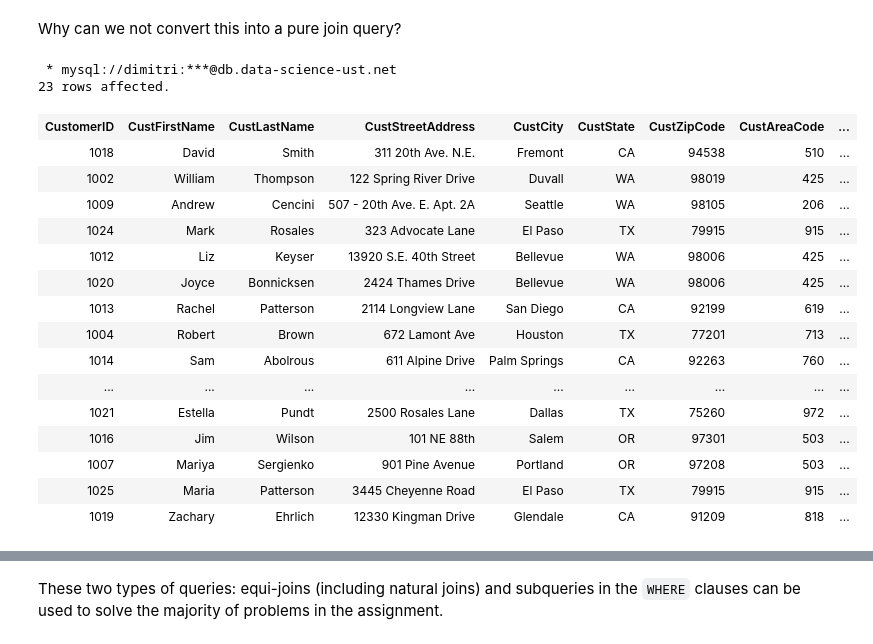
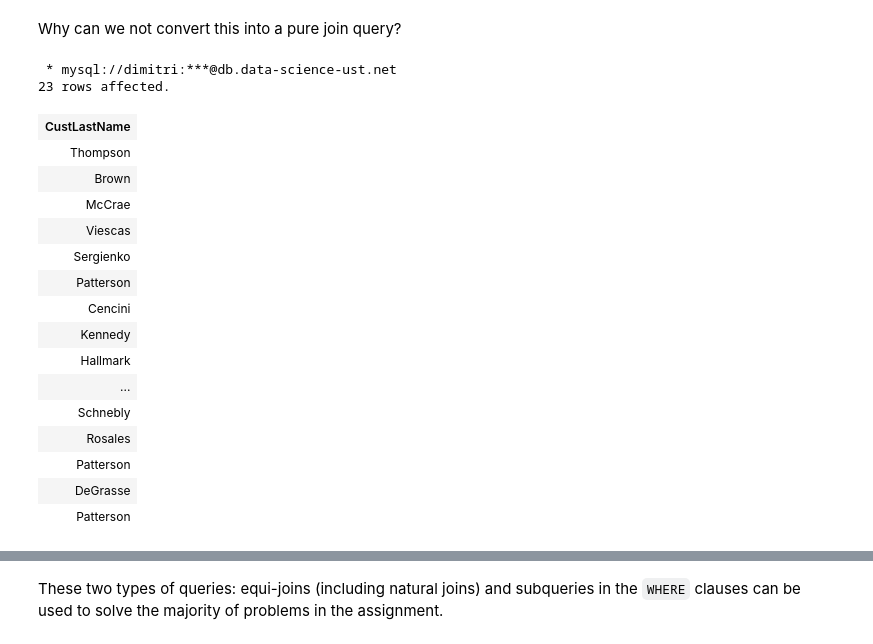
Before and after one commit to dimitri-yatsenko/Database-Systems-for-Data-Science, a Jupyter notebook: notebooks/Assign-06.ipynb, the cells around one changed output, grey strips where cells are left out. Drawn from its saved outputs; the diff is of its cells as text; code cells hidden in the pictures.

```diff
--- a/notebooks/Assign-06.ipynb
+++ b/notebooks/Assign-06.ipynb
@@ -214,34 +236,34 @@ Why can we not convert this into a pure join query?
 # %%
 %%sql
 
 -- Step 5
 -- Customers on these orders
 
-SELECT *
-FROM customers
-WHERE CustomerID in (
+SELECT CustLastName
+FROM Customers
+WHERE CustomerID IN (
     SELECT CustomerID
-    FROM orders
+    FROM Orders
     WHERE OrderNumber IN (
         SELECT OrderNumber
-        FROM order_details NATURAL JOIN products NATURAL JOIN categories
+        FROM Order_Details NATURAL JOIN Products NATURAL JOIN Categories
         WHERE CategoryDescription = "Bikes"))
 # %% [output]
  * mysql://dimitri:***@db.data-science-ust.net
 23 rows affected.
-| CustomerID | CustFirstName | CustLastName | CustStreetAddress | CustCity | CustState | CustZipCode | CustAreaCode | ... |
-| 1018 | David | Smith | 311 20th Ave. N.E. | Fremont | CA | 94538 | 510 | ... |
-| 1002 | William | Thompson | 122 Spring River Drive | Duvall | WA | 98019 | 425 | ... |
-| 1009 | Andrew | Cencini | 507 - 20th Ave. E. Apt. 2A | Seattle | WA | 98105 | 206 | ... |
-| 1024 | Mark | Rosales | 323 Advocate Lane | El Paso | TX | 79915 | 915 | ... |
-| 1012 | Liz | Keyser | 13920 S.E. 40th Street | Bellevue | WA | 98006 | 425 | ... |
-| 1020 | Joyce | Bonnicksen | 2424 Thames Drive | Bellevue | WA | 98006 | 425 | ... |
-| 1013 | Rachel | Patterson | 2114 Longview Lane | San Diego | CA | 92199 | 619 | ... |
-| 1004 | Robert | Brown | 672 Lamont Ave | Houston | TX | 77201 | 713 | ... |
-| 1014 | Sam | Abolrous | 611 Alpine Drive | Palm Springs | CA | 92263 | 760 | ... |
-| ... | ... | ... | ... | ... | ... | ... | ... | ... |
-| 1021 | Estella | Pundt | 2500 Rosales Lane | Dallas | TX | 75260 | 972 | ... |
-| 1016 | Jim | Wilson | 101 NE 88th | Salem | OR | 97301 | 503 | ... |
-| 1007 | Mariya | Sergienko | 901 Pine Avenue | Portland | OR | 97208 | 503 | ... |
-| 1025 | Maria | Patterson | 3445 Cheyenne Road | El Paso | TX | 79915 | 915 | ... |
-| 1019 | Zachary | Ehrlich | 12330 Kingman Drive | Glendale | CA | 91209 | 818 | ... |
+| CustLastName |
+| Thompson |
+| Brown |
+| McCrae |
+| Viescas |
+| Sergienko |
+| Patterson |
+| Cencini |
+| Kennedy |
+| Hallmark |
+| ... |
+| Schnebly |
+| Rosales |
+| Patterson |
+| DeGrasse |
+| Patterson |
```
Also changed, not shown: parts of 15 cells of this notebook, 1 other file.
